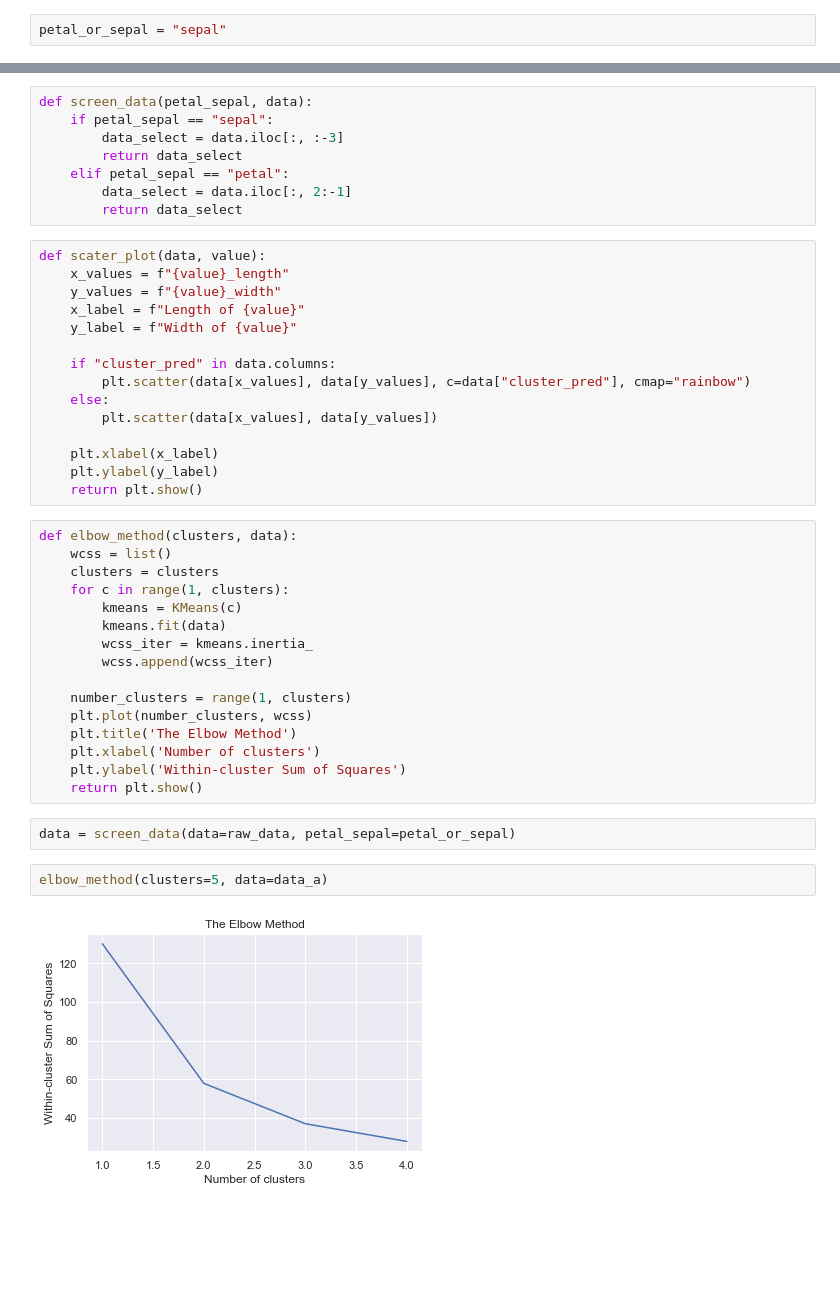
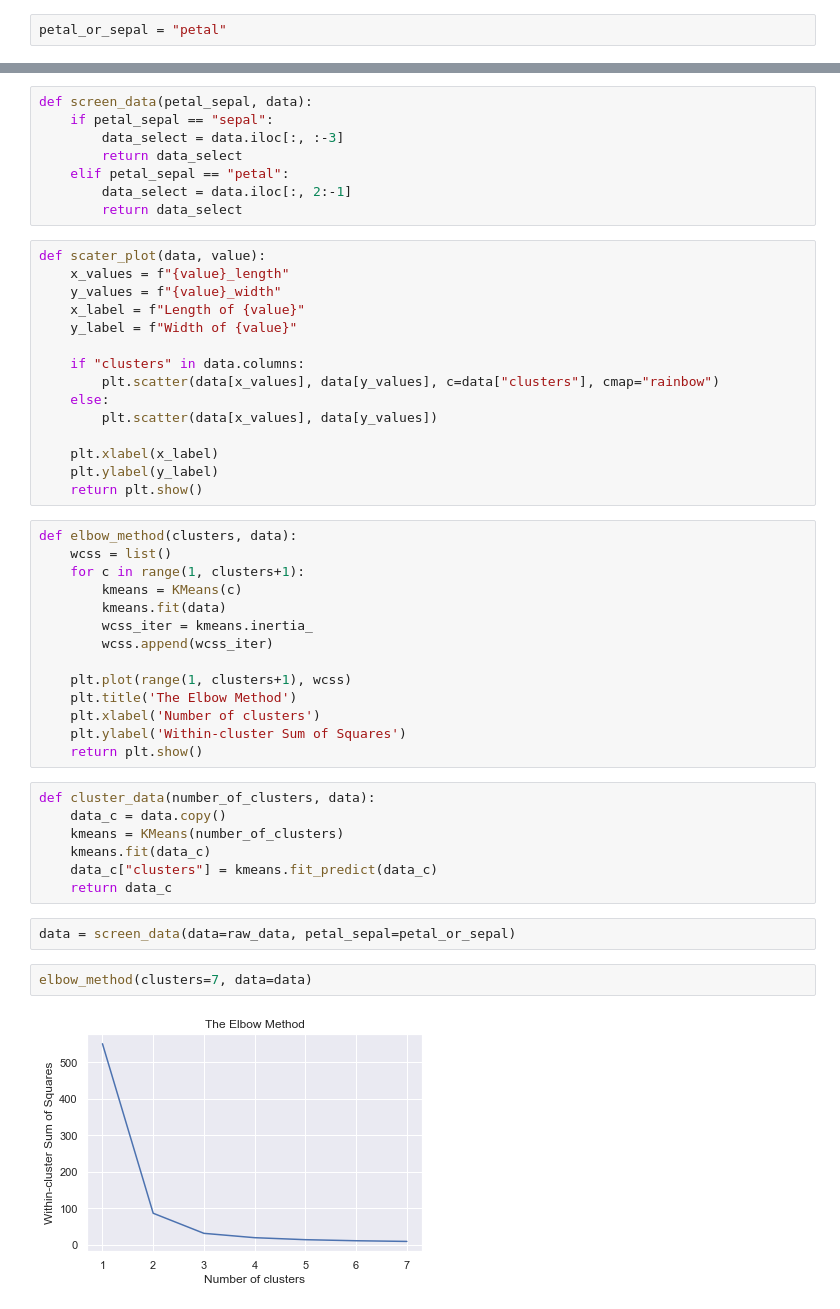
Before and after one commit to Kes-trel/Iris-Flower-Cluster-Analysis, a Jupyter notebook: working.ipynb, the cells around one changed output, grey strips where cells are left out. Drawn from its saved outputs; the diff is of its cells as text; blank space fills up the shorter version.

```diff
--- a/working.ipynb
+++ b/working.ipynb
@@ -9,7 +9,7 @@ from sklearn import preprocessing
 
 raw_data = pd.read_csv("iris_with_species.csv")
 # %%
-petal_or_sepal = "sepal"
+petal_or_sepal = "petal"
 # %%
 def scale_data(data):
     scaler = preprocessing.StandardScaler()
@@ -31,8 +31,8 @@ def scater_plot(data, value):
     x_label = f"Length of {value}"
     y_label = f"Width of {value}"
 
-    if "cluster_pred" in data.columns:
-        plt.scatter(data[x_values], data[y_values], c=data["cluster_pred"], cmap="rainbow")
+    if "clusters" in data.columns:
+        plt.scatter(data[x_values], data[y_values], c=data["clusters"], cmap="rainbow")
     else:
         plt.scatter(data[x_values], data[y_values])
 
@@ -42,23 +42,28 @@ def scater_plot(data, value):
 # %%
 def elbow_method(clusters, data):
     wcss = list()
-    clusters = clusters
-    for c in range(1, clusters):
+    for c in range(1, clusters+1):
         kmeans = KMeans(c)
         kmeans.fit(data)
         wcss_iter = kmeans.inertia_
         wcss.append(wcss_iter)
 
-    number_clusters = range(1, clusters)
-    plt.plot(number_clusters, wcss)
+    plt.plot(range(1, clusters+1), wcss)
     plt.title('The Elbow Method')
     plt.xlabel('Number of clusters')
     plt.ylabel('Within-cluster Sum of Squares')
     return plt.show()
+# %%
+def cluster_data(number_of_clusters, data):
+    data_c = data.copy()
+    kmeans = KMeans(number_of_clusters)
+    kmeans.fit(data_c)
+    data_c["clusters"] = kmeans.fit_predict(data_c)
+    return data_c
 # %%
 data = screen_data(data=raw_data, petal_sepal=petal_or_sepal)
 # %%
-elbow_method(clusters=5, data=data_a)
+elbow_method(clusters=7, data=data)
 # %% [output]
-[figure, old version]
+[figure, new version]
 # %%
```
Also changed, not shown: parts of 4 cells of this notebook.
